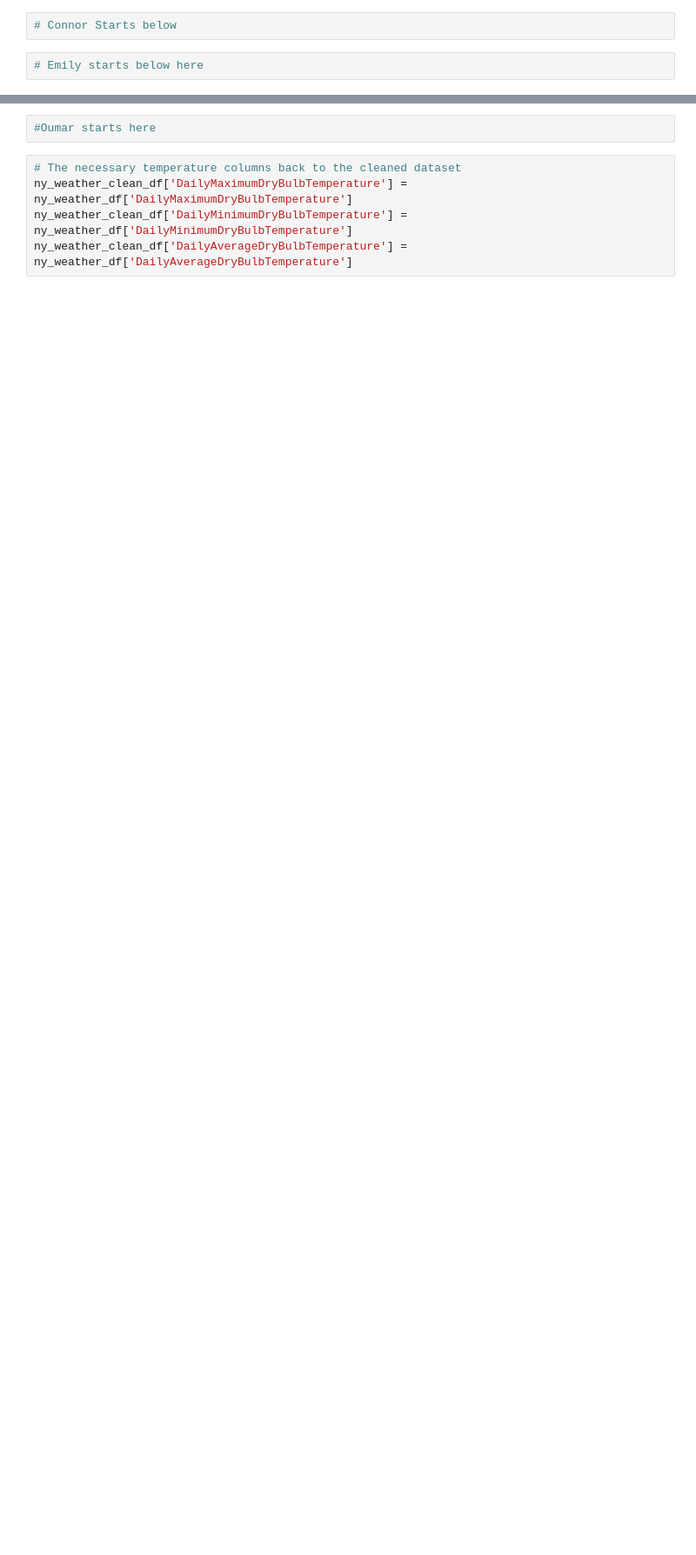
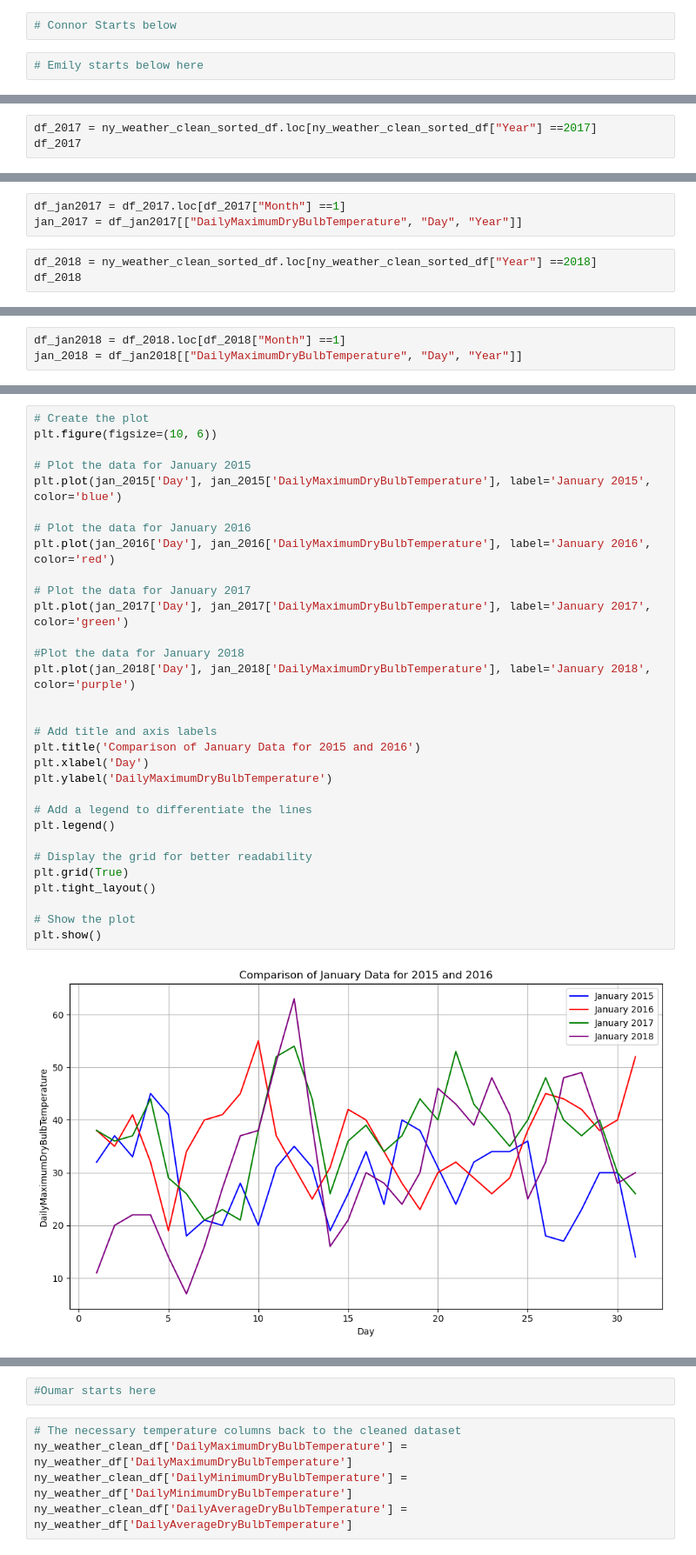
Before and after one commit to connerdekok/Albany_New_York_Weather, a Jupyter notebook: new_york.ipynb, the cells around one changed output, grey strips where cells are left out. Shown at 87% size. Saved outputs shown, nothing was run; the diff lists cells and outputs as text; blank space fills up the shorter version.

```diff
--- a/new_york.ipynb
+++ b/new_york.ipynb
@@ -559,0 +616,3 @@ plt.show()
+# %%
+df_2017 = ny_weather_clean_sorted_df.loc[ny_weather_clean_sorted_df["Year"] ==2017]
+df_2017
@@ -559,0 +633,6 @@ plt.show()
+# %%
+df_jan2017 = df_2017.loc[df_2017["Month"] ==1]
+jan_2017 = df_jan2017[["DailyMaximumDryBulbTemperature", "Day", "Year"]]
+# %%
+df_2018 = ny_weather_clean_sorted_df.loc[ny_weather_clean_sorted_df["Year"] ==2018]
+df_2018
@@ -559,0 +653,3 @@ plt.show()
+# %%
+df_jan2018 = df_2018.loc[df_2018["Month"] ==1]
+jan_2018 = df_jan2018[["DailyMaximumDryBulbTemperature", "Day", "Year"]]
@@ -559,0 +736,33 @@ plt.show()
+# %%
+# Create the plot
+plt.figure(figsize=(10, 6))
+
+# Plot the data for January 2015
+plt.plot(jan_2015['Day'], jan_2015['DailyMaximumDryBulbTemperature'], label='January 2015', color='blue')
+
+# Plot the data for January 2016
+plt.plot(jan_2016['Day'], jan_2016['DailyMaximumDryBulbTemperature'], label='January 2016', color='red')
+
+# Plot the data for January 2017
+plt.plot(jan_2017['Day'], jan_2017['DailyMaximumDryBulbTemperature'], label='January 2017', color='green')
+
+#Plot the data for January 2018
+plt.plot(jan_2018['Day'], jan_2018['DailyMaximumDryBulbTemperature'], label='January 2018', color='purple')
+
+
+# Add title and axis labels
+plt.title('Comparison of January Data for 2015 and 2016')
+plt.xlabel('Day')
+plt.ylabel('DailyMaximumDryBulbTemperature')
+
+# Add a legend to differentiate the lines
+plt.legend()
+
+# Display the grid for better readability
+plt.grid(True)
+plt.tight_layout()
+
+# Show the plot
+plt.show()
+# %% [output]
+[figure, added]
```
Also changed, not shown: parts of 37 cells of this notebook, 2 other files.
